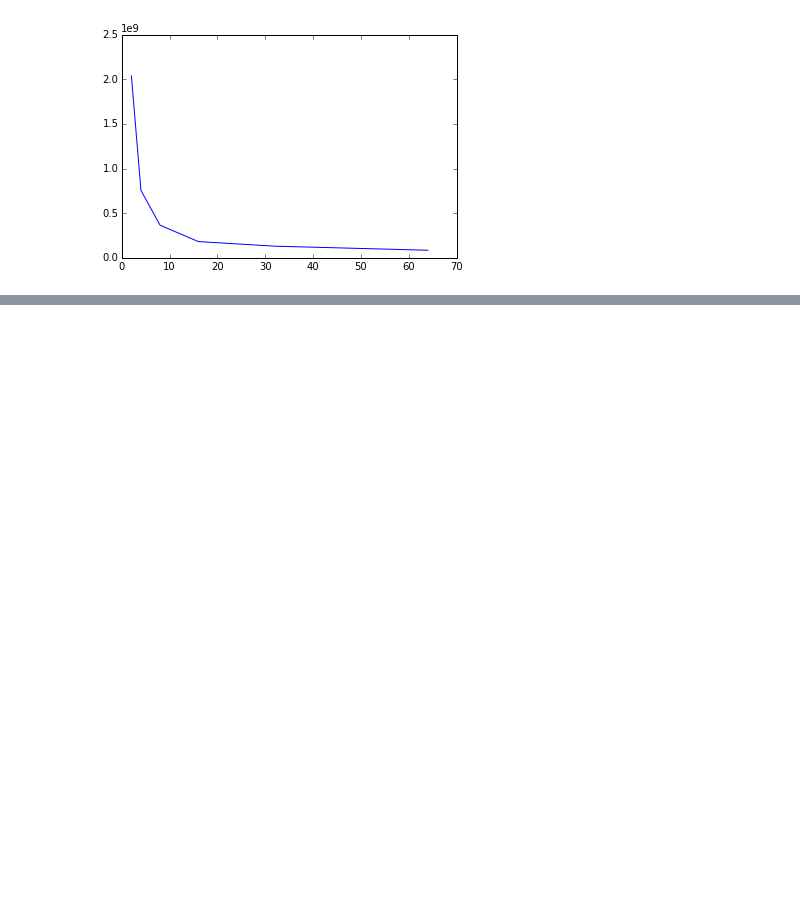
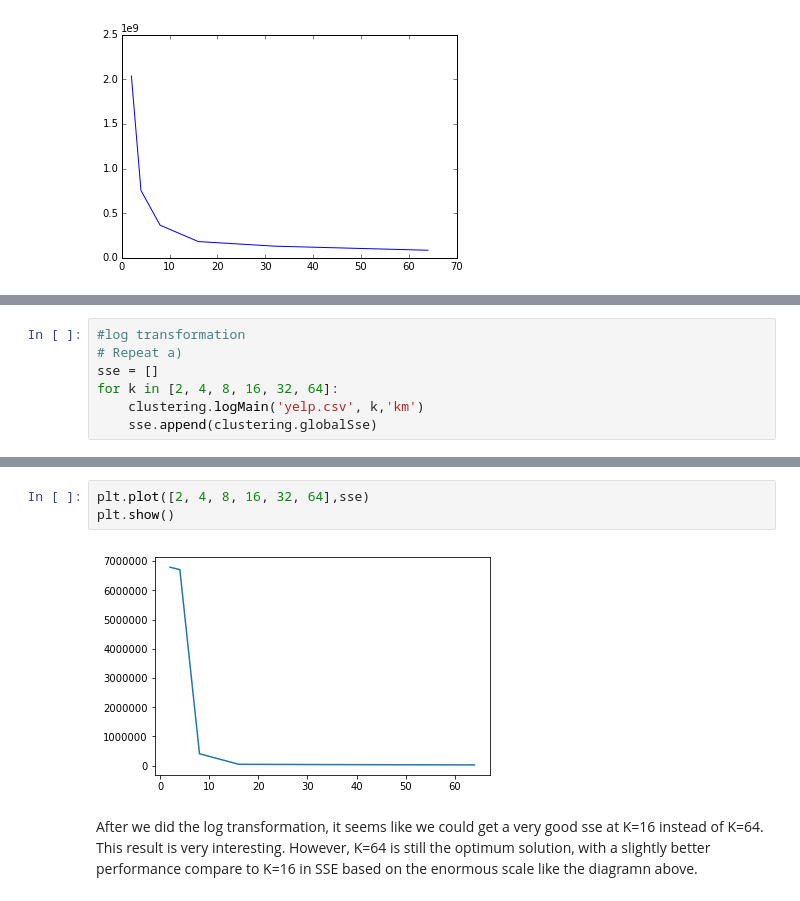
Before and after one commit to doudoujay/cs373, a Jupyter notebook: ma438-hw2/ma438-hw2.ipynb, the cells around one changed output, grey strips where cells are left out. Cells and saved outputs as stored; diff of their text form; blank space fills up the shorter version.

```diff
--- a/ma438-hw2/ma438-hw2.ipynb
+++ b/ma438-hw2/ma438-hw2.ipynb
@@ -64,0 +91,7 @@ np.log()
+# %%
+#log transformation
+# Repeat a)
+sse = []
+for k in [2, 4, 8, 16, 32, 64]:
+    clustering.logMain('yelp.csv', k,'km')
+    sse.append(clustering.globalSse)
@@ -64,0 +116,7 @@ np.log()
+# %%
+plt.plot([2, 4, 8, 16, 32, 64],sse)
+plt.show()
+# %% [output]
+[figure, added]
+# %% [markdown]
+After we did the log transformation, it seems like we could get a very good sse at K=16 instead of K=64. This result is very interesting. However, K=64 is still the optimum solution, with a slightly better performance compare to K=16 in SSE based on the enormous scale like the diagramn above.
```
Also changed, not shown: parts of 29 cells of this notebook, 4 other files.
